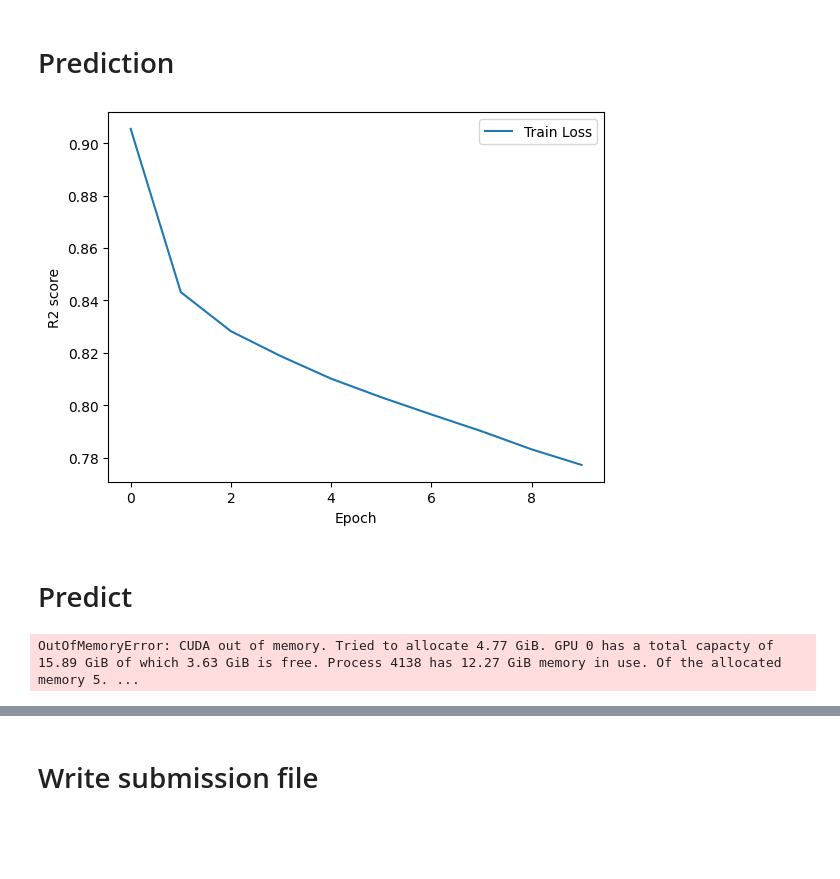
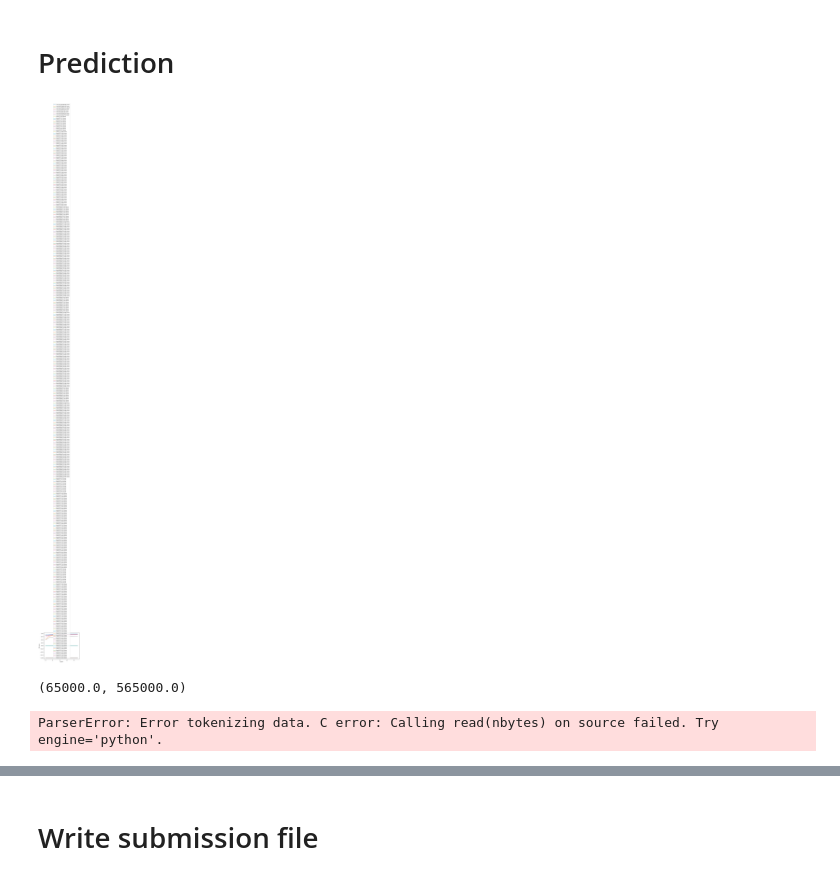
Before and after one commit to szethh/leap, a Jupyter notebook: eda.ipynb, the cells around one changed output, grey strips where cells are left out. Cells and saved outputs as stored; diff of their text form; code cells hidden in the pictures; blank space fills up the shorter version.

```diff
--- a/eda.ipynb
+++ b/eda.ipynb
@@ -182,17 +139,17 @@ class TabularModel(nn.Module):
             nn.Linear(input_size, 2048),
             nn.BatchNorm1d(2048),
             nn.ReLU(),
-            #nn.Linear(2048, 2048),
-            #nn.ReLU(),
+            nn.Linear(2048, 2048),
+            nn.ReLU(),
             nn.Linear(2048, 1024),
             nn.BatchNorm1d(1024),
             nn.ReLU(),
             nn.Dropout(0.5),
+            nn.Linear(1024, 1024),
+            nn.ReLU(),
+            nn.Dropout(0.2),
             nn.Linear(1024, 512),
             nn.ReLU(),
-            nn.Dropout(0.2),
-            #nn.Linear(1024, 512),
-            #nn.ReLU(),
             nn.Linear(512, output_size)
         )
 
@@ -200,0 +195,12 @@ class TabularModel(nn.Module):
+# %%
+batch_size = 2048
+learning_rate = 0.005
+
+
+# only using 30% of lines
+train_lines = train_file_lines * 0.065
+
+dataset = CustomDataset(train_file, batch_size, feat_cols, target_cols, max_lines=train_lines)
+# since the bottleneck is using pandas to read chunks of the file, we do the batching at the dataset level
+dataloader = DataLoader(dataset, batch_size=None, num_workers=4)
+model = TabularModel(input_size, output_size).to(device)
@@ -201,11 +209,4 @@ class TabularModel(nn.Module):
 # %%
-batch_size = 4096
-learning_rate = 0.005
-
-dataset = TensorDataset(X_train_tensor, y_train_tensor)
-dataloader = DataLoader(dataset, batch_size=batch_size, shuffle=True)
-model = TabularModel(input_size, output_size).to(device)
-
 # loss function and optimizer
 criterion = nn.MSELoss()  #r2_loss
 optimizer = optim.Adam(model.parameters(), lr=learning_rate, weight_decay=1e-5)
@@ -250,11 +251,11 @@ for epoch in tqdm(range(num_epochs)):
     # Compute R2 score
     y_pred = np.concatenate(y_pred)
     y_true = np.concatenate(y_true)
-    train_r2 = r2_score(y_true, y_pred)
+    train_r2 = compute_r2(y_true, y_pred, verbose=False)
 
     train_r2_scores.append(train_r2)
     loss = np.mean(epoch_losses)
     train_losses.append(loss)
 
-    print(f"Epoch [{epoch+1}/{num_epochs}], Loss: {loss:.4f}, Train R2: {train_r2:.4f}")
+    print(f"Epoch [{epoch+1}/{num_epochs}], Loss: {loss:.4f}")
 # %% [output]
@@ -273,13 +274,13 @@ Epoch [10/10], Loss: 0.7772, Train R2: -1640385113677.6882
 # %%
 import matplotlib.pyplot as plt
 
-#plt.plot(train_r2_scores, label='Train R2')
-plt.plot(train_losses, label='Train Loss')
+#plt.plot(train_losses, label='Train Loss')
+r2 = pd.DataFrame(train_r2_scores).clip(lower=-1)
+for c in r2.columns:
+    plt.plot(r2[c], label=f"{c} R2 Score")
 plt.xlabel('Epoch')
 plt.ylabel('R2 score')
 plt.legend()
 plt.show()
 # %% [output]
-[figure, old version]
+[figure, new version]
-# %% [markdown]
-# Predict
@@ -289,6 +286,0 @@ y_valid = torch.tensor(get_input_data(valid, False))
-# %%
-with torch.no_grad():
-    valid_preds = model(X_valid).cpu().detach().numpy()
-valid_preds = pd.DataFrame(valid_preds, columns=filtered_target_cols)
-# %% [output]
-OutOfMemoryError: CUDA out of memory. Tried to allocate 4.77 GiB. GPU 0 has a total capacty of 15.89 GiB of which 3.63 GiB is free. Process 4138 has 12.27 GiB memory in use. Of the allocated memory 5. ...
@@ -294,0 +292,10 @@ OutOfMemoryError: CUDA out of memory. Tried to allocate 4.77 GiB. GPU 0 has a to
+# %%
+lines, valid_lines+lines
+# %% [output]
+(65000.0, 565000.0)
+# %%
+for tr, ts in valid_dataset:
+    print(tr.shape)
+    break
+# %% [output]
+ParserError: Error tokenizing data. C error: Calling read(nbytes) on source failed. Try engine='python'.
```
Also changed, not shown: parts of 25 cells of this notebook.
